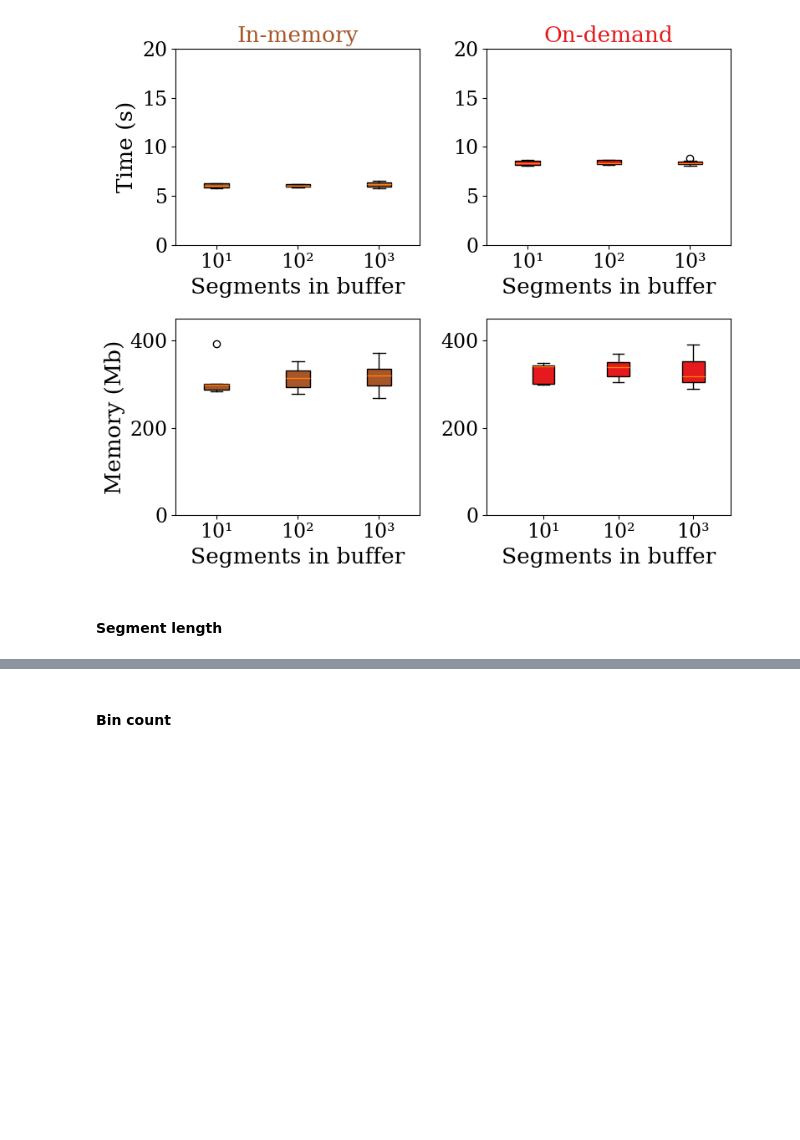
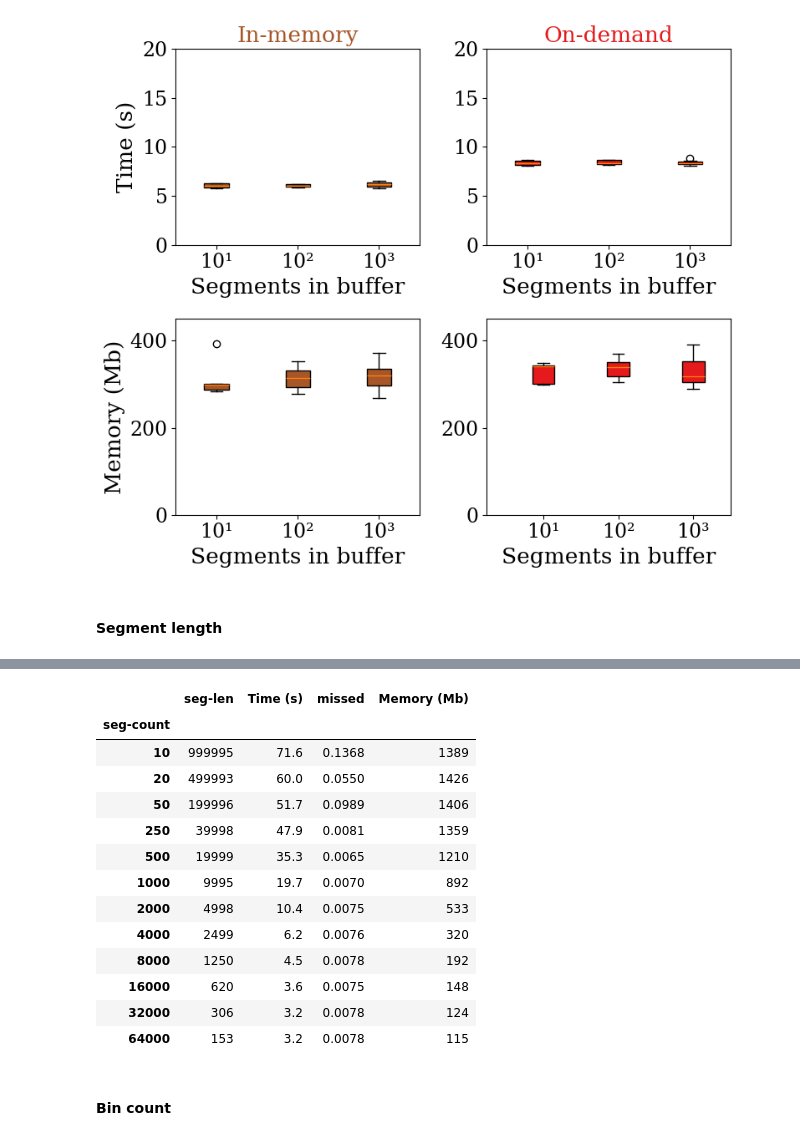
Before and after one commit to eaasna/DREAM-stellar-benchmark, a Jupyter notebook: work-python/markov/Distribution granularity.ipynb, the cells around one changed output, grey strips where cells are left out. Saved outputs shown, nothing was run; the diff lists cells and outputs as text; code cells hidden in the pictures; blank space fills up the shorter version.

Commit message:
Cart, seg len and bin count final results

```diff
--- a/work-python/markov/Distribution granularity.ipynb
+++ b/work-python/markov/Distribution granularity.ipynb
@@ -303,16 +320,3 @@ build = df[df["exec-path"] == "build"].copy()
 build.drop(["adapt_cutoff", "errors", "exec-path", "seg-count", "error-rate"], axis = 1, inplace = True)
 io = df[df["exec-path"] == "build_io"].copy()
 io.drop(["adapt_cutoff", "errors", "exec-path", "seg-count", "error-rate"], axis = 1, inplace = True)
-# %%
-data = build.copy()
-data["memory-model"] = (data["Memory (kb)"] * 1000 - (ibf_size + 2 * database_size + query_size)).astype(int)
-
-seg_len = query_size / df["seg-count"].iloc[0] + min_len
-kmers_per_segment = int(seg_len - window_size + 1)
-print("kmers_per_segment\t" + str(kmers_per_segment))
-bytes_per_kmer = 8
-data["max-kmer-indexes-size"] = (data["threads"] * data["cart-max-capacity"] * kmers_per_segment * bytes_per_kmer).astype(int)
-data["kmer-indexes-frac"] = np.round(data["max-kmer-indexes-size"] / (data["Memory (kb)"] * 1000), 2)
-data["memory-model"] = np.round(data["memory-model"] - data["max-kmer-indexes-size"])
-data["memory-model-error (%)"] = np.round((data["memory-model"] / (data["Memory (kb)"] * 1000)) * 100, 2)
-data.head()
@@ -834,12 +887,27 @@ for er in [0.06, 0.08, 0.1]:
 # %%
 d = dataframes[0][["seg-count", "seg-len", "Time (s)", "Memory (kb)", "missed"]]
 d = d.groupby('seg-count').agg('mean')
-d["seg-len"] = d["seg-len"] * 1000000 / 1024 / 1024 + 1
+d["seg-len"] = d["seg-len"] * 1000000 * 10 / 1024 / 1024 + 1
 d["seg-len"] = d["seg-len"].astype(int)
 d["Memory (Mb)"] = (d["Memory (kb)"] / 1000).astype(int)
 d = d.round({"Time (s)" : 1, "missed" : 4})
 d.drop(["Memory (kb)"], axis = 1, inplace = True)
 d
+# %% [output]
+|  | seg-len | Time (s) | missed | Memory (Mb) |
+| seg-count |  |  |  |  |
+| 10 | 999995 | 71.6 | 0.1368 | 1389 |
+| 20 | 499993 | 60.0 | 0.0550 | 1426 |
+| 50 | 199996 | 51.7 | 0.0989 | 1406 |
+| 250 | 39998 | 47.9 | 0.0081 | 1359 |
+| 500 | 19999 | 35.3 | 0.0065 | 1210 |
+| 1000 | 9995 | 19.7 | 0.0070 | 892 |
+| 2000 | 4998 | 10.4 | 0.0075 | 533 |
+| 4000 | 2499 | 6.2 | 0.0076 | 320 |
+| 8000 | 1250 | 4.5 | 0.0078 | 192 |
+| 16000 | 620 | 3.6 | 0.0075 | 148 |
+| 32000 | 306 | 3.2 | 0.0078 | 124 |
+| 64000 | 153 | 3.2 | 0.0078 | 115 |
 # %% [markdown]
 #### Bin count
 # %%
```
Also changed, not shown: parts of 6 cells of this notebook.
